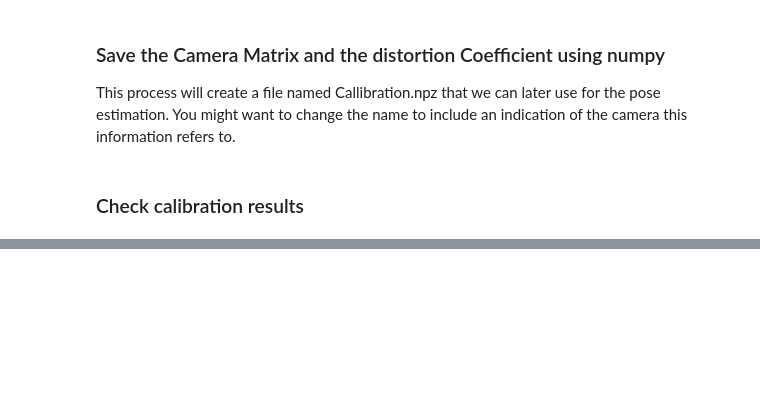
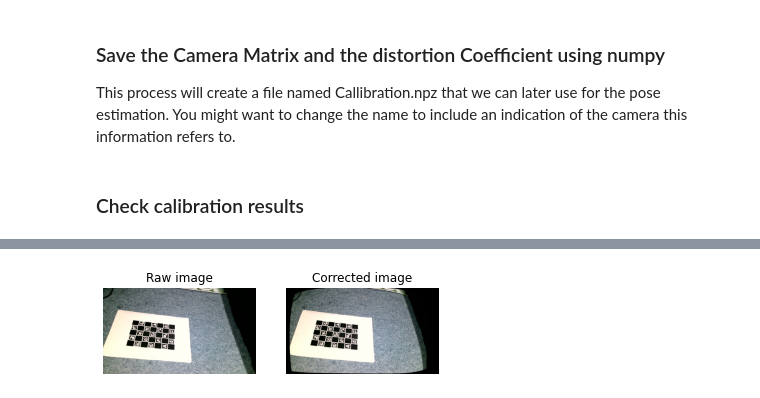
Before and after one commit to XDGFX/mech-2, a Jupyter notebook: tutorials/aruco_calibration_IGversion.ipynb, the cells around one changed output, grey strips where cells are left out. Cells and saved outputs as stored; diff of their text form; code cells hidden in the pictures; blank space fills up the shorter version.

```diff
--- a/tutorials/aruco_calibration_IGversion.ipynb
+++ b/tutorials/aruco_calibration_IGversion.ipynb
@@ -249,7 +264,7 @@ with open('Calibration.npz', 'wb') as f:
 # %% [markdown]
 ### Check calibration results
 # %%
-i=5 # select image id
+i=30 # select image id
 plt.figure()
 frame = cv2.imread(images[i])
 img_undist = cv2.undistort(frame,CM,dist_coef,None)
@@ -267,0 +281 @@ plt.show()
+[figure, added]
```
Also changed, not shown: parts of 11 cells of this notebook, 55 other files.
